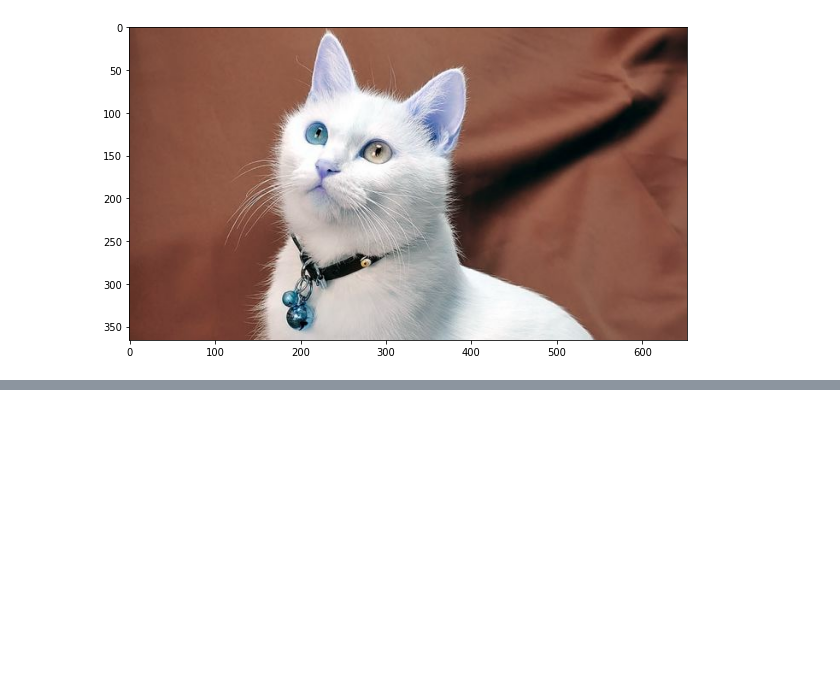
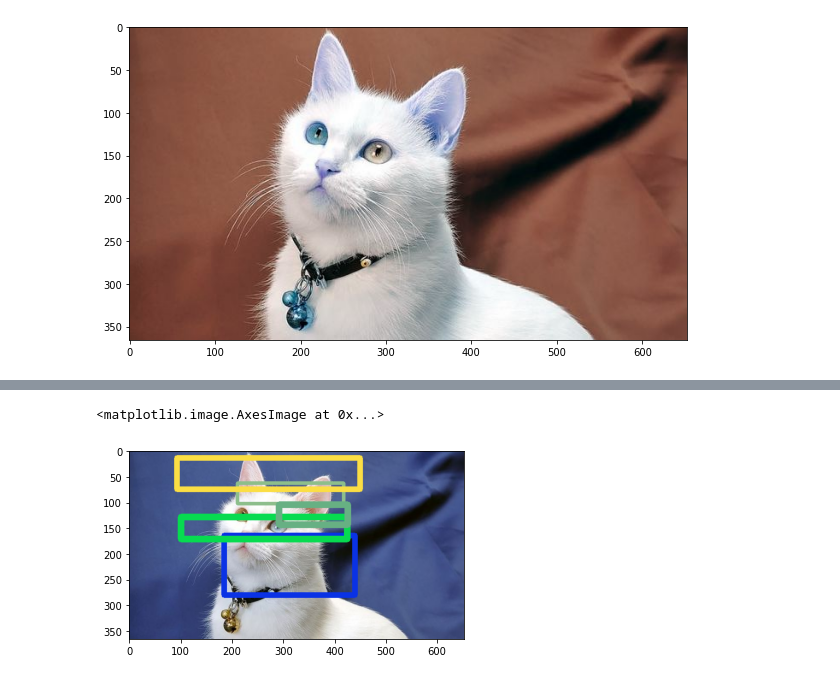
Before and after one commit to NN2777/Phyton-Image-Processing, a Jupyter notebook: Week2_Praktikum.ipynb, the cells around one changed output, grey strips where cells are left out. Drawn from its saved outputs; the diff is of its cells as text; code cells hidden in the pictures; blank space fills up the shorter version.

```diff
--- a/Week2_Praktikum.ipynb
+++ b/Week2_Praktikum.ipynb
@@ -146,0 +151,11 @@ imgkucing2 = cv.cvtColor(img, cv.COLOR_BGR2RGB)
+# %%
+from random import randint
+import random
+
+for i in range(5):
+  cv.rectangle(imgkucing2, pt1=(random.randint(0,600),random.randint(0,350)), pt2=(random.randint(0,600),random.randint(0,350)), color= (random.randint(0,255), random.randint(0,255), random.randint(0,255)), thickness=random.randint(0,15))
+
+plt.imshow(imgkucing2)
+# %% [output]
+<matplotlib.image.AxesImage at 0x...>
+[figure, added]
```
Also changed, not shown: parts of 2 cells of this notebook.
